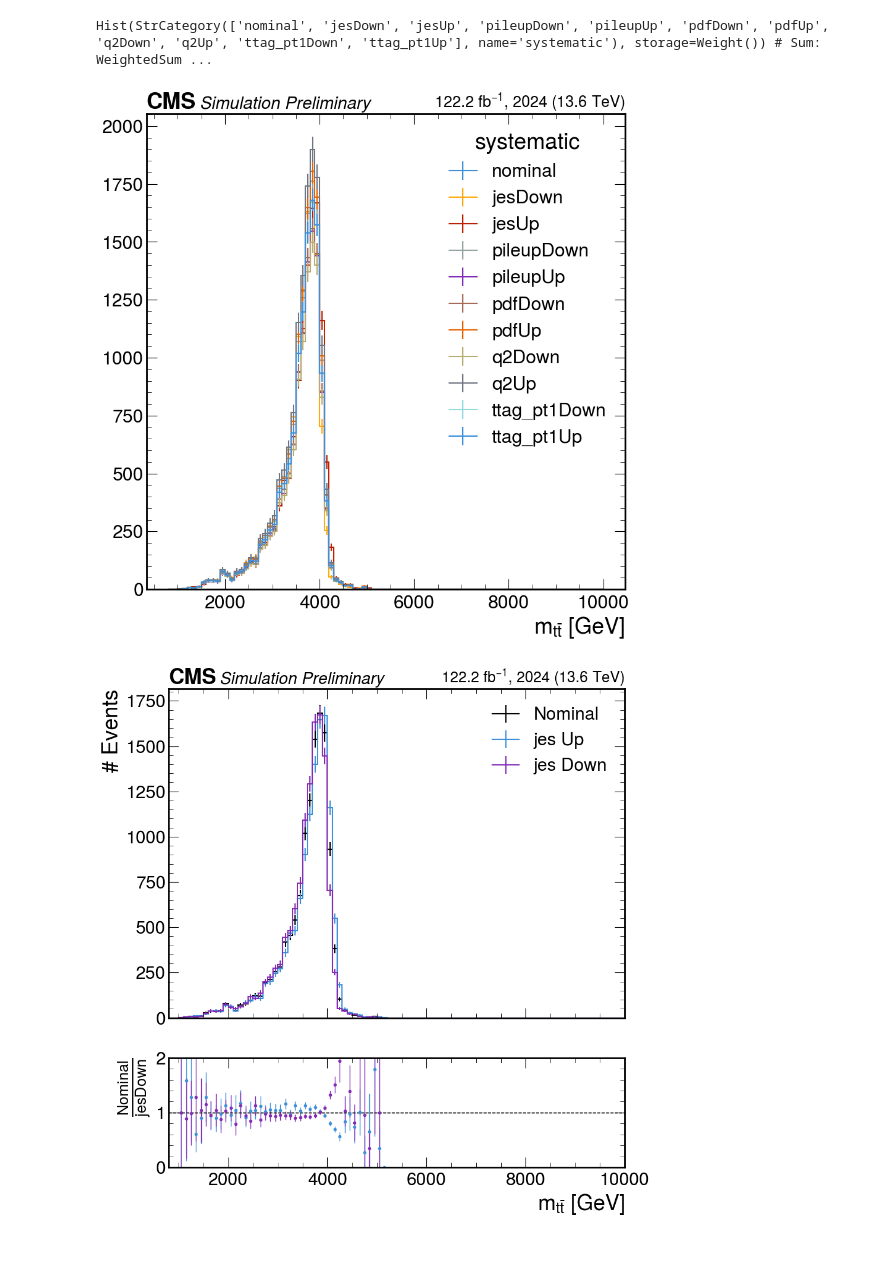
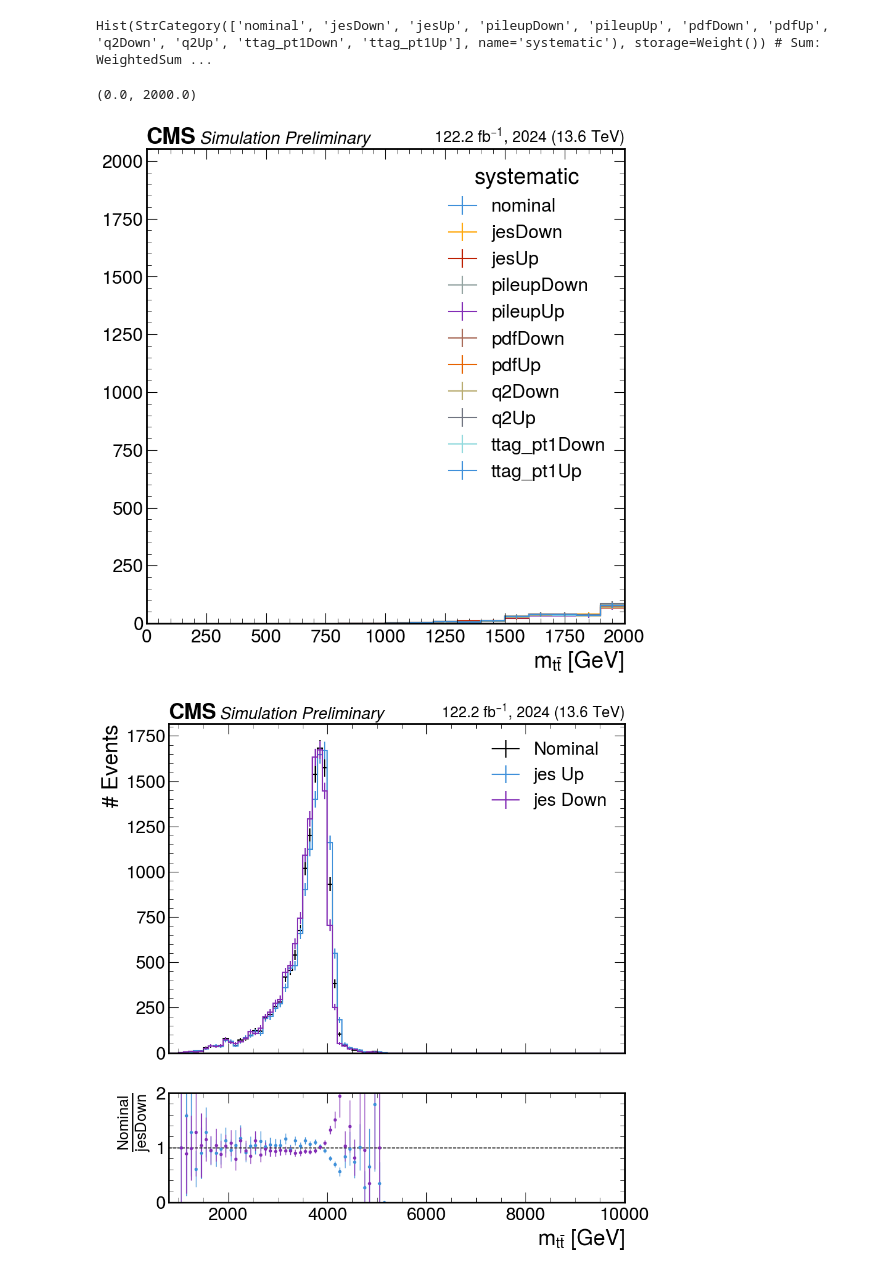
Before and after one commit to hayfasfar/TTbarHadronicSkimmer, a Jupyter notebook: plots/syst_viewer.ipynb, the cells around one changed output. Cells and saved outputs as stored; diff of their text form; code cells hidden in the pictures.

```diff
--- a/plots/syst_viewer.ipynb
+++ b/plots/syst_viewer.ipynb
@@ -16,6 +16,6 @@ from coffea.util import load
 from plots import hep_plot as hplot
 from plots.hep_plot import CMS_COLORS
 # %%
-output = load('./outputs/dy/ZPrime4000_Local_2024.coffea')
+output = load('./outputs/dy/ZPrime4000_Local_2024_test.coffea')
 # %%
 era = 2024
@@ -29,11 +38,14 @@ output['ttbarmass'].project('systematic')
 # %% [output]
 Hist(StrCategory(['nominal', 'jesDown', 'jesUp', 'pileupDown', 'pileupUp', 'pdfDown', 'pdfUp', 'q2Down', 'q2Up', 'ttag_pt1Down', 'ttag_pt1Up'], name='systematic'), storage=Weight()) # Sum: WeightedSum ...
 # %%
+import matplotlib.pyplot as plt
 hplot.setup(era = 2024)
 output['ttbarmass'].project('systematic', 'ttbarmass').plot()
 hplot.quick_label()
+plt.xlim(0, 2000)
 # %% [output]
+(0.0, 2000.0)
-[figure, old version]
+[figure, new version]
 # %%
 import mplhep as mh
 import matplotlib.pyplot as plt
```
Also changed, not shown: parts of 1 cell of this notebook, 4 other files.
